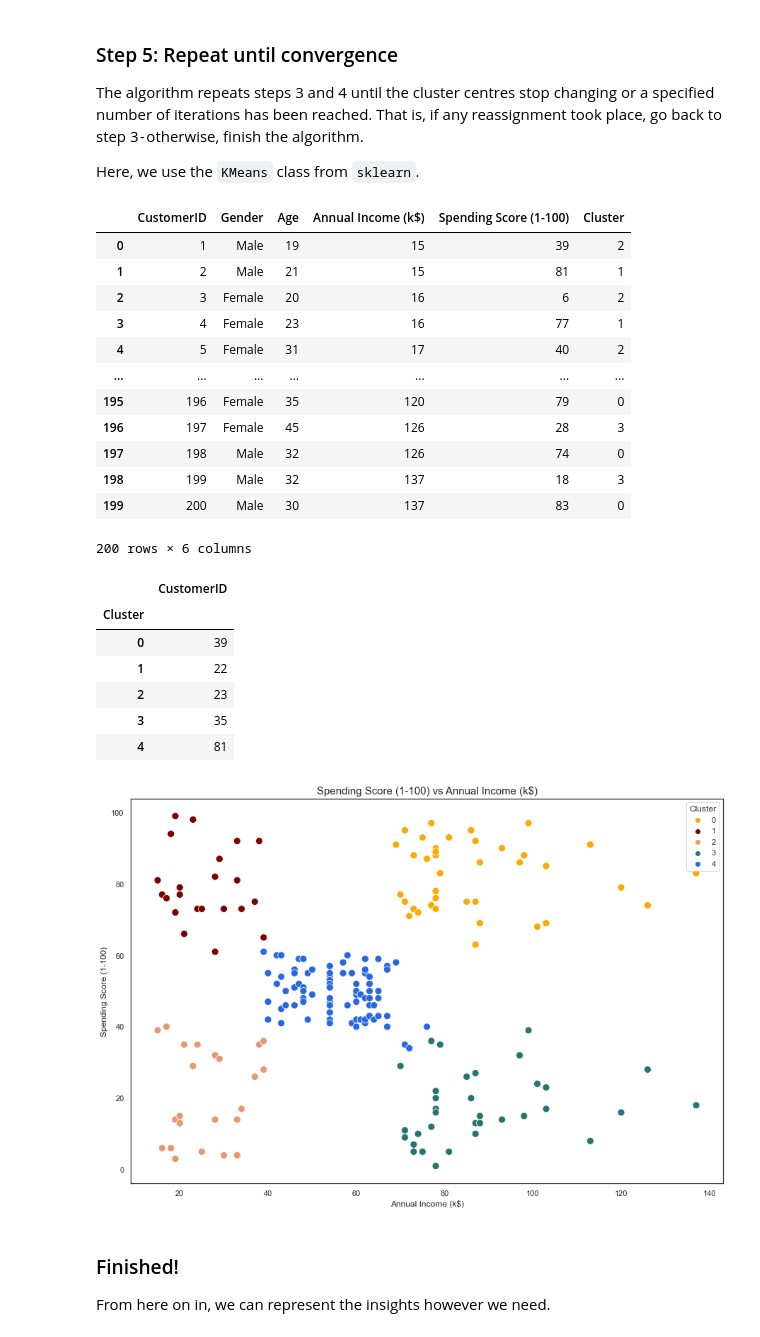
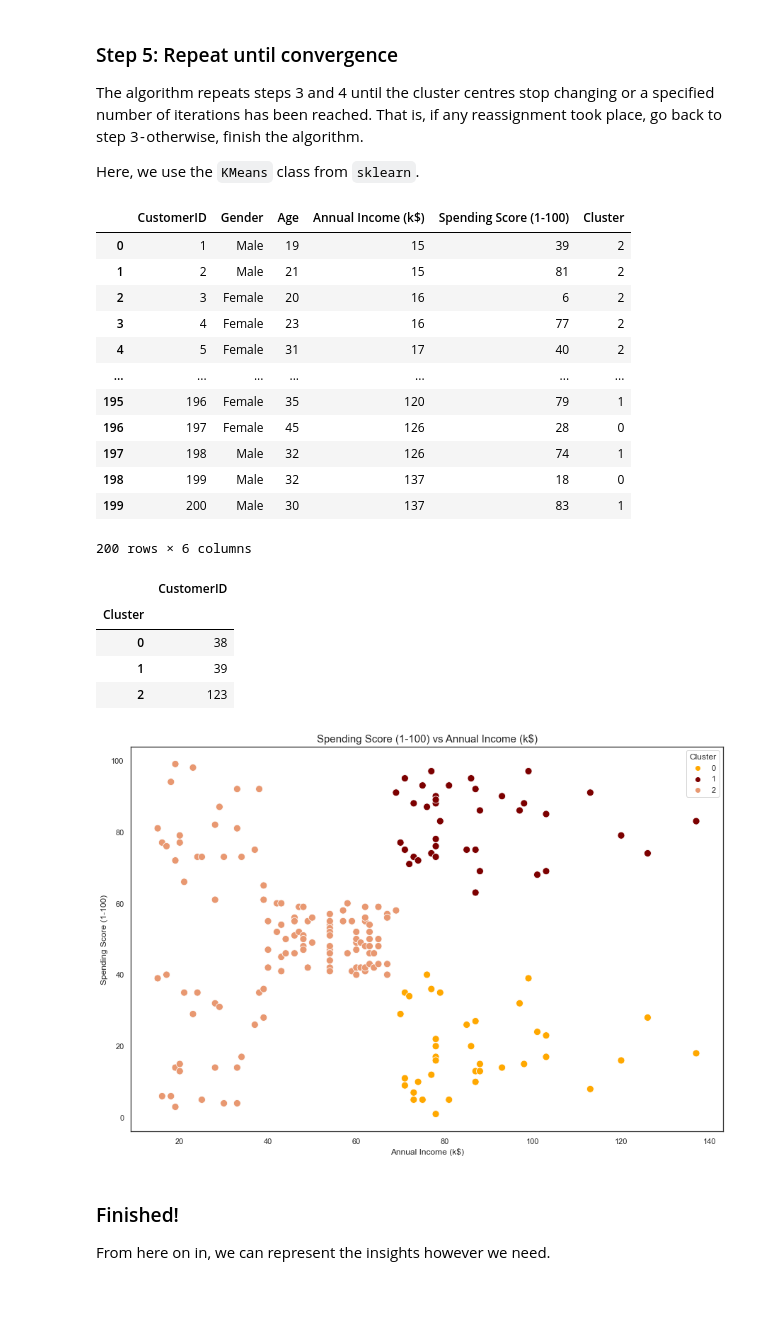
Before and after one commit to Decision-Data/machine-learning, a Jupyter notebook: k-means-clustering/Tutorial - K-Means Clustering Steps.ipynb, the cells around one changed output. Cells and saved outputs as stored; diff of their text form; code cells hidden in the pictures; blank space fills up the shorter version.

```diff
--- a/k-means-clustering/Tutorial - K-Means Clustering Steps.ipynb
+++ b/k-means-clustering/Tutorial - K-Means Clustering Steps.ipynb
@@ -77,3 +70,6 @@ k = 5
+# %%
+# Select k
+k = 3
 # %% [markdown]
 ### Step 2: Initialise centroids
 Select $k$ cluster centres, either randomly or using a specified initialisation method such as $k$-means++.
@@ -241,8 +237,8 @@ The algorithm repeats steps 3 and 4 until the cluster centres stop changing or a
 
 Here, we use the `KMeans` class from `sklearn`.
 # %%
-# Fitting to the input data with k=5
-kmeans = KMeans(n_clusters=5,
+# Fitting to the input data
+kmeans = KMeans(n_clusters=k,
                 init='random',
                 max_iter=300,
                 random_state=123,
@@ -256,16 +252,16 @@ df
 # %% [output]
 |  | CustomerID | Gender | Age | Annual Income (k$) | Spending Score (1-100) | Cluster |
 | 0 | 1 | Male | 19 | 15 | 39 | 2 |
-| 1 | 2 | Male | 21 | 15 | 81 | 1 |
+| 1 | 2 | Male | 21 | 15 | 81 | 2 |
 | 2 | 3 | Female | 20 | 16 | 6 | 2 |
-| 3 | 4 | Female | 23 | 16 | 77 | 1 |
+| 3 | 4 | Female | 23 | 16 | 77 | 2 |
 | 4 | 5 | Female | 31 | 17 | 40 | 2 |
 | ... | ... | ... | ... | ... | ... | ... |
-| 195 | 196 | Female | 35 | 120 | 79 | 0 |
-| 196 | 197 | Female | 45 | 126 | 28 | 3 |
-| 197 | 198 | Male | 32 | 126 | 74 | 0 |
-| 198 | 199 | Male | 32 | 137 | 18 | 3 |
-| 199 | 200 | Male | 30 | 137 | 83 | 0 |
+| 195 | 196 | Female | 35 | 120 | 79 | 1 |
+| 196 | 197 | Female | 45 | 126 | 28 | 0 |
+| 197 | 198 | Male | 32 | 126 | 74 | 1 |
+| 198 | 199 | Male | 32 | 137 | 18 | 0 |
+| 199 | 200 | Male | 30 | 137 | 83 | 1 |
 200 rows × 6 columns
 # %%
 # Check cluster sizes
@@ -273,22 +269,20 @@ pd.DataFrame(df.groupby('Cluster')['CustomerID'].count())
 # %% [output]
 |  | CustomerID |
 | Cluster |  |
-| 0 | 39 |
-| 1 | 22 |
-| 2 | 23 |
-| 3 | 35 |
-| 4 | 81 |
+| 0 | 38 |
+| 1 | 39 |
+| 2 | 123 |
 # %%
 # Scatterplot of the final clusters
 plt.figure(figsize=(15, 10))
 sns.scatterplot(data=df, x='Annual Income (k$)', y='Spending Score (1-100)', hue='Cluster',
-                palette=palette_clusters, legend='full', s=100)
+                palette=palette_clusters[:k], legend='full', s=100)
 plt.xlabel('Annual Income (k$)')
 plt.ylabel('Spending Score (1-100)')
 plt.title('Spending Score (1-100) vs Annual Income (k$)', size=15)
 plt.show()
 # %% [output]
-[figure, old version]
+[figure, new version]
 # %% [markdown]
 ### Finished!
 From here on in, we can represent the insights however we need.
```
Also changed, not shown: parts of 8 cells of this notebook.
